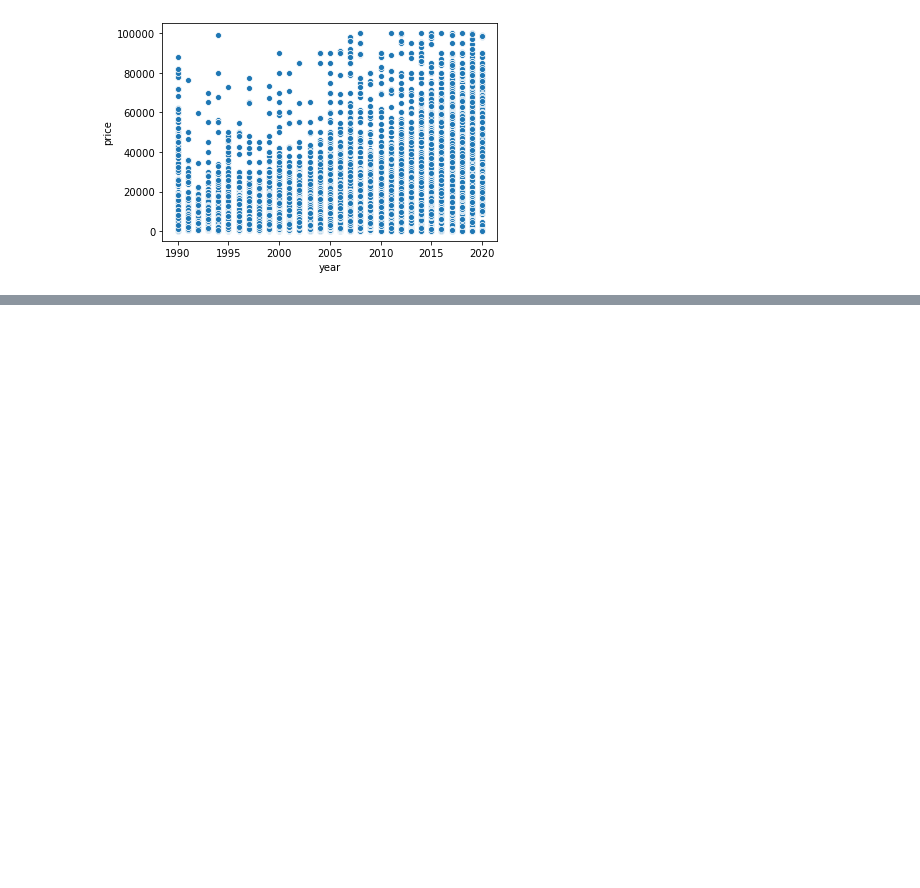
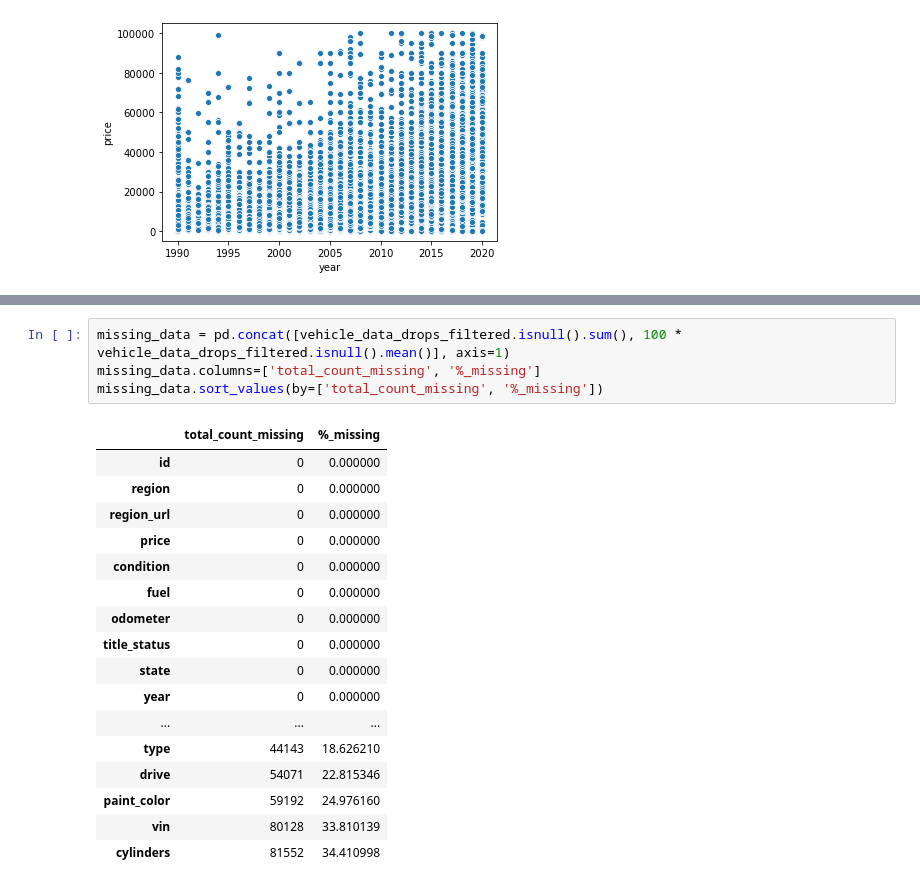
Before and after one commit to kmantha95/Predicting-Used-Car-Prices-CapstoneProject, a Jupyter notebook: predicting used car value - data wrangling.ipynb, the cells around one changed output, grey strips where cells are left out. Saved outputs shown, nothing was run; the diff lists cells and outputs as text; blank space fills up the shorter version.

```diff
--- a/predicting used car value - data wrangling.ipynb
+++ b/predicting used car value - data wrangling.ipynb
@@ -684,0 +699,22 @@ vehicle_data_drops_filtered.loc[vehicle_data_drops_filtered.year >= 2018]
+# %%
+missing_data = pd.concat([vehicle_data_drops_filtered.isnull().sum(), 100 * vehicle_data_drops_filtered.isnull().mean()], axis=1)
+missing_data.columns=['total_count_missing', '%_missing']
+missing_data.sort_values(by=['total_count_missing', '%_missing'])
+# %% [output]
+|  | total_count_missing | %_missing |
+| id | 0 | 0.000000 |
+| region | 0 | 0.000000 |
+| region_url | 0 | 0.000000 |
+| price | 0 | 0.000000 |
+| condition | 0 | 0.000000 |
+| fuel | 0 | 0.000000 |
+| odometer | 0 | 0.000000 |
+| title_status | 0 | 0.000000 |
+| state | 0 | 0.000000 |
+| year | 0 | 0.000000 |
+| ... | ... | ... |
+| type | 44143 | 18.626210 |
+| drive | 54071 | 22.815346 |
+| paint_color | 59192 | 24.976160 |
+| vin | 80128 | 33.810139 |
+| cylinders | 81552 | 34.410998 |
```
Also changed, not shown: parts of 12 cells of this notebook.
